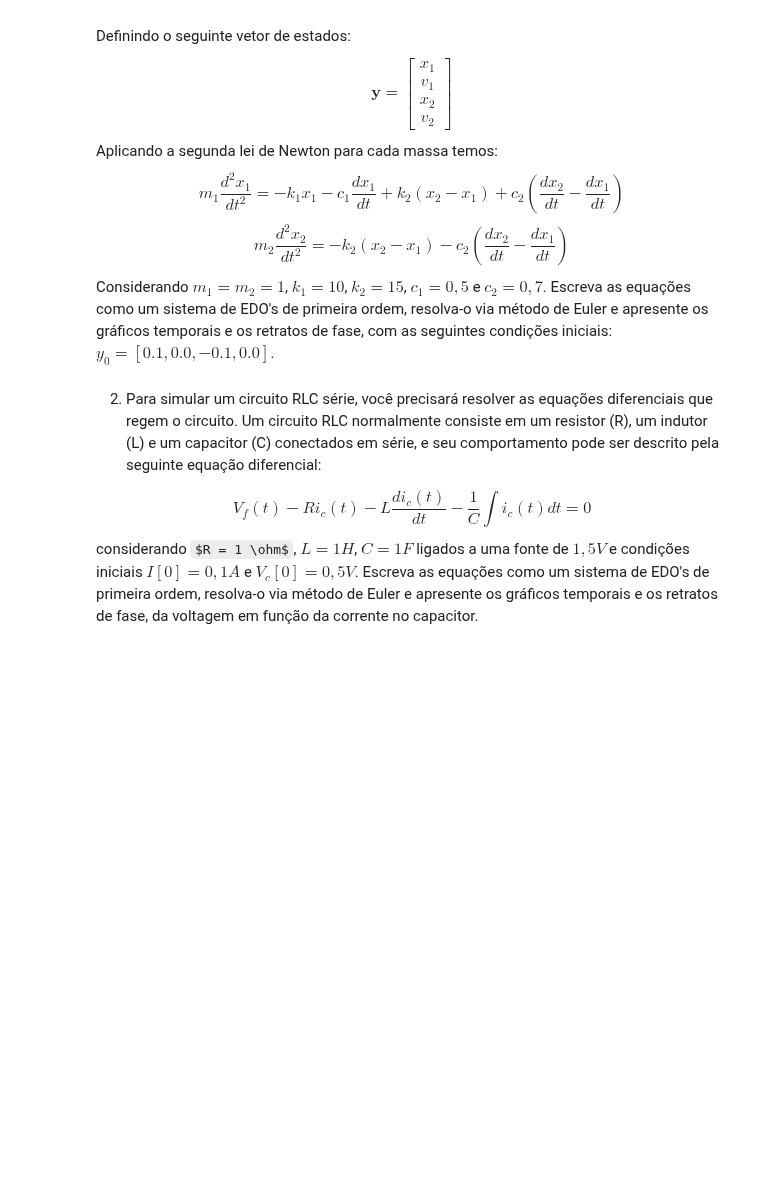
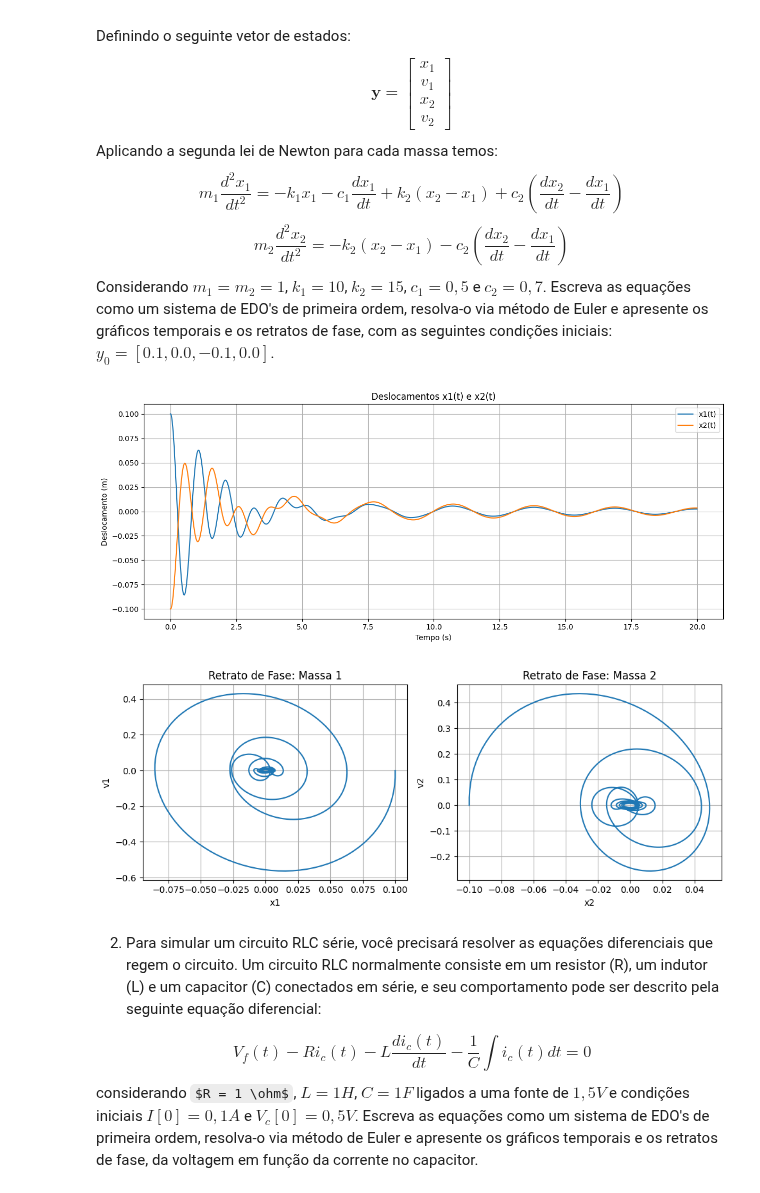
Before and after one commit to DanielMedeiros1/LAB-CN, a Jupyter notebook: Lab_06.ipynb, the cells around one changed output. Drawn from its saved outputs; the diff is of its cells as text; code cells hidden in the pictures; some formulas as TeX source; blank space fills up the shorter version.

```diff
--- a/Lab_06.ipynb
+++ b/Lab_06.ipynb
@@ -259,6 +259,82 @@ m_2 \frac{d^2 x_2}{dt^2}
 = -k_2 (x_2 - x_1) - c_2 \left(\frac{dx_2}{dt} - \frac{dx_1}{dt}\right)
 $$
 Considerando $m_1 = m_2 = 1$, $k_1 = 10$, $k_2 = 15$, $c_1 = 0,5$ e $c_2 = 0,7$. Escreva as equações como um sistema de EDO's de primeira ordem, resolva-o via método de Euler e apresente os gráficos temporais e os retratos de fase, com as seguintes condições iniciais: $y_0 = [0.1, 0.0, -0.1, 0.0]$.
+# %%
+import numpy as np
+import matplotlib.pyplot as plt
+
+# Parâmetros do sistema
+m1 = m2 = 1.0
+k1 = 10.0
+k2 = 15.0
+c1 = 0.5
+c2 = 0.7
+
+# Condições iniciais: [x1, v1, x2, v2]
+y0 = np.array([0.1, 0.0, -0.1, 0.0])
+
+# Tempo de simulação
+dt = 0.01
+t_final = 20
+t = np.arange(0, t_final, dt)
+
+# Inicializando vetor de estados
+y = np.zeros((len(t), 4))
+y[0] = y0
+
+# Função para derivada do vetor de estado
+def dydt(y):
+    x1, v1, x2, v2 = y
+    dx1dt = v1
+    dv1dt = ( -k1*x1 - c1*v1 + k2*(x2 - x1) + c2*(v2 - v1) ) / m1
+    dx2dt = v2
+    dv2dt = ( -k2*(x2 - x1) - c2*(v2 - v1) ) / m2
+    return np.array([dx1dt, dv1dt, dx2dt, dv2dt])
+
+# Integração por método de Euler
+for i in range(1, len(t)):
+    y[i] = y[i-1] + dt * dydt(y[i-1])
+
+# Extraindo variáveis para gráfico
+x1 = y[:, 0]
+v1 = y[:, 1]
+x2 = y[:, 2]
+v2 = y[:, 3]
+
+# Gráficos temporais
+plt.figure(figsize=(12, 5))
+plt.plot(t, x1, label='x1(t)')
+plt.plot(t, x2, label='x2(t)')
+plt.xlabel('Tempo (s)')
+plt.ylabel('Deslocamento (m)')
+plt.title('Deslocamentos x1(t) e x2(t)')
+plt.grid(True)
+plt.legend()
+plt.tight_layout()
+plt.show()
+
+# Retratos de fase
+plt.figure(figsize=(10, 4))
+
+plt.subplot(1, 2, 1)
+plt.plot(x1, v1)
+plt.xlabel('x1')
+plt.ylabel('v1')
+plt.title('Retrato de Fase: Massa 1')
+plt.grid(True)
+
+plt.subplot(1, 2, 2)
+plt.plot(x2, v2)
+plt.xlabel('x2')
+plt.ylabel('v2')
+plt.title('Retrato de Fase: Massa 2')
+plt.grid(True)
+
+plt.tight_layout()
+plt.show()
+# %% [output]
+[figure, added]
+[figure, added]
 # %% [markdown]
 2. Para simular um circuito RLC série, você precisará resolver as equações diferenciais que regem o circuito. Um circuito RLC normalmente consiste em um resistor (R), um indutor (L) e um capacitor (C) conectados em série, e seu comportamento pode ser descrito pela seguinte equação diferencial:
 
```
